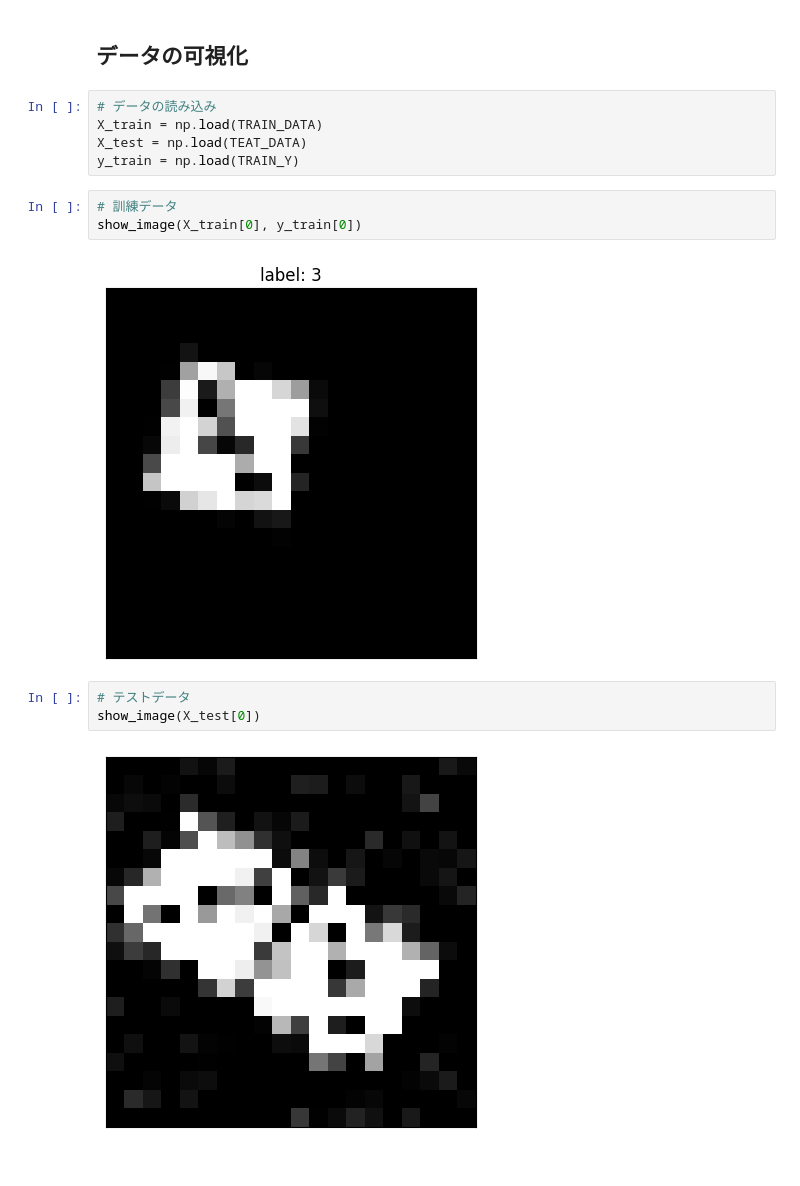
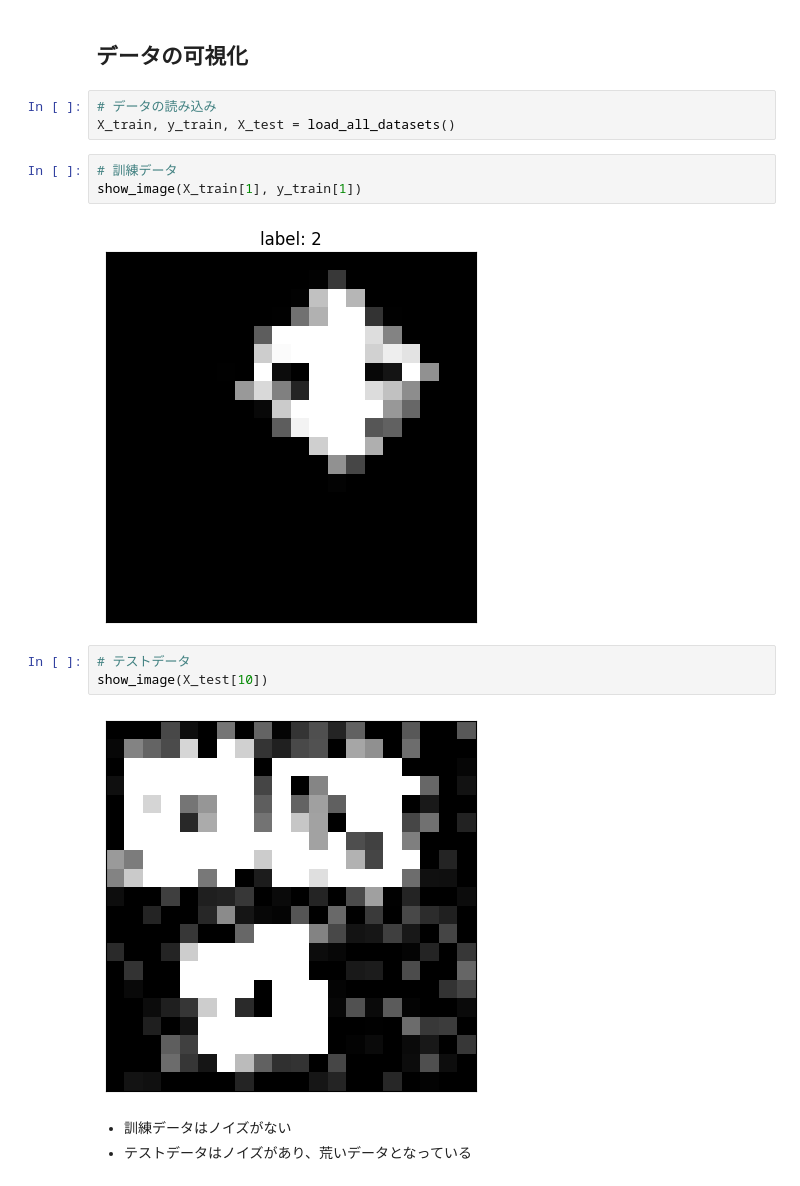
Before and after one commit to h-hosoda-ml/competitions, a Jupyter notebook: sony_20231120/src/notebooks/eda.ipynb, the cells around one changed output. Cells and saved outputs as stored; diff of their text form.

```diff
--- a/sony_20231120/src/notebooks/eda.ipynb
+++ b/sony_20231120/src/notebooks/eda.ipynb
@@ -29,17 +21,18 @@ TRAIN_Y = os.path.join(DATASET_PATH, "y_train.npy")
 # %% [markdown]
 ## データの可視化
-# %%
-# データの読み込み
-X_train = np.load(TRAIN_DATA)
-X_test = np.load(TEAT_DATA)
-y_train = np.load(TRAIN_Y)
+# %%
+# データの読み込み
+X_train, y_train, X_test = load_all_datasets()
 # %%
 # 訓練データ
-show_image(X_train[0], y_train[0])
+show_image(X_train[1], y_train[1])
 # %% [output]
-[figure, old version]
+[figure, new version]
 # %%
 # テストデータ
-show_image(X_test[0])
+show_image(X_test[10])
 # %% [output]
-[figure, old version]
+[figure, new version]
+# %% [markdown]
+* 訓練データはノイズがない
+* テストデータはノイズがあり、荒いデータとなっている
```
Also changed, not shown: parts of 10 cells of this notebook, 5 other files.
